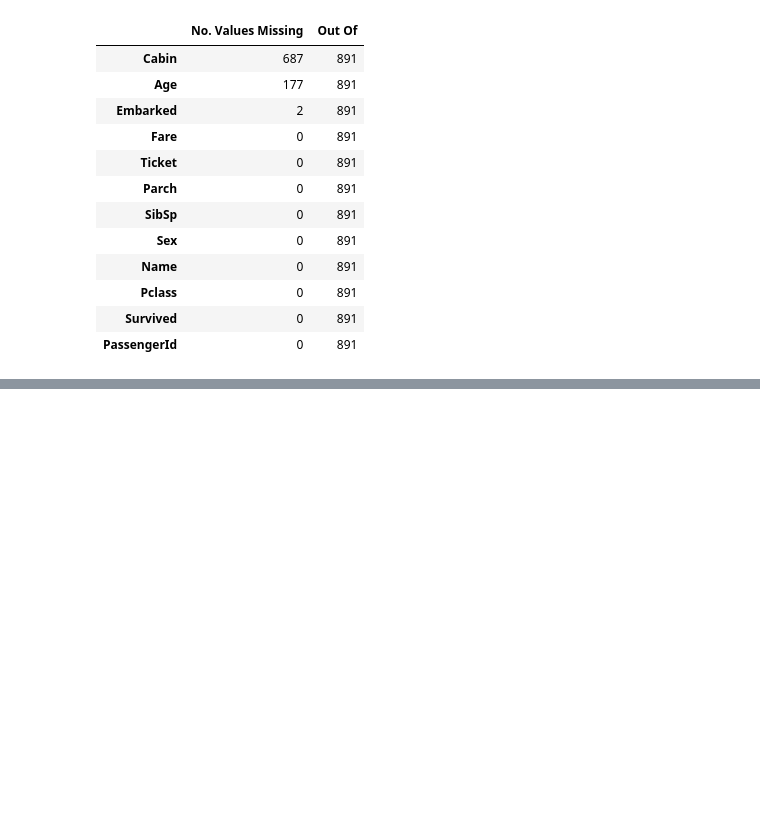
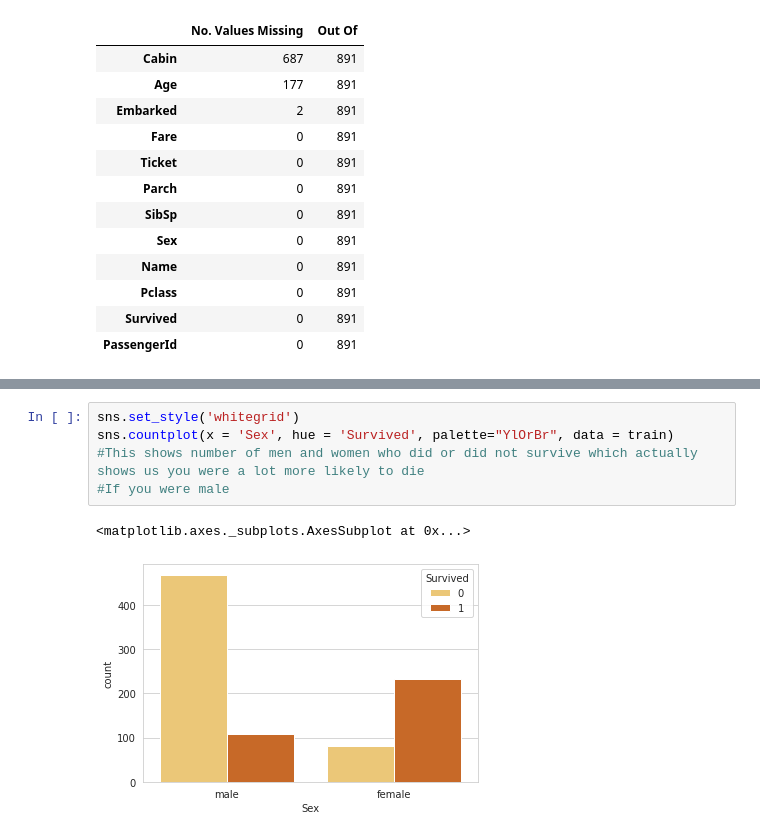
Before and after one commit to hollyplank/Essex-Group-2, a Jupyter notebook: Titanic.ipynb, the cells around one changed output, grey strips where cells are left out. Cells and saved outputs as stored; diff of their text form; blank space fills up the shorter version.

```diff
--- a/Titanic.ipynb
+++ b/Titanic.ipynb
@@ -119,3 +102,11 @@ sns.countplot(x = 'Sex', palette="YlOrBr", data = train)
+# %%
+sns.set_style('whitegrid')
+sns.countplot(x = 'Sex', hue = 'Survived', palette="YlOrBr", data = train)
+#This shows number of men and women who did or did not survive which actually shows us you were a lot more likely to die
+#If you were male
+# %% [output]
+<matplotlib.axes._subplots.AxesSubplot at 0x...>
+[figure, added]
 # %%
 sns.set_style('whitegrid')
 sns.countplot(x = 'Survived', hue = "Pclass", palette="YlOrBr", data = train)
```
Also changed, not shown: parts of 9 cells of this notebook.
